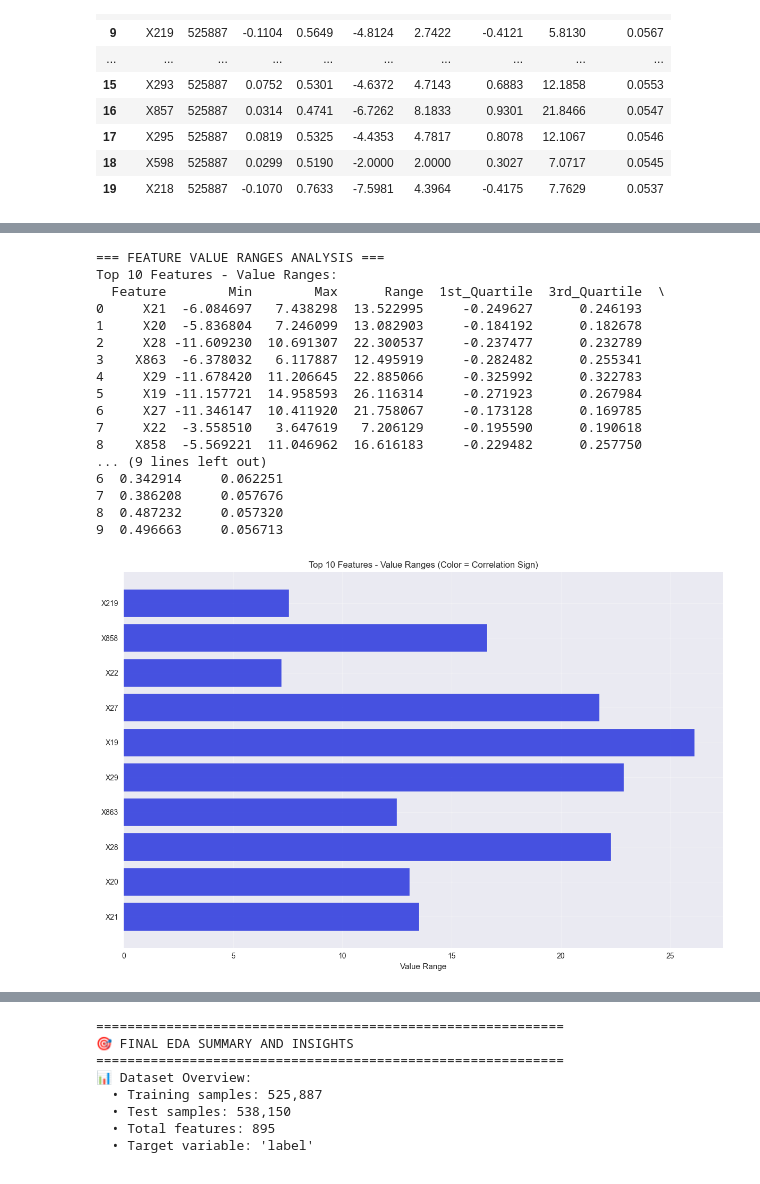
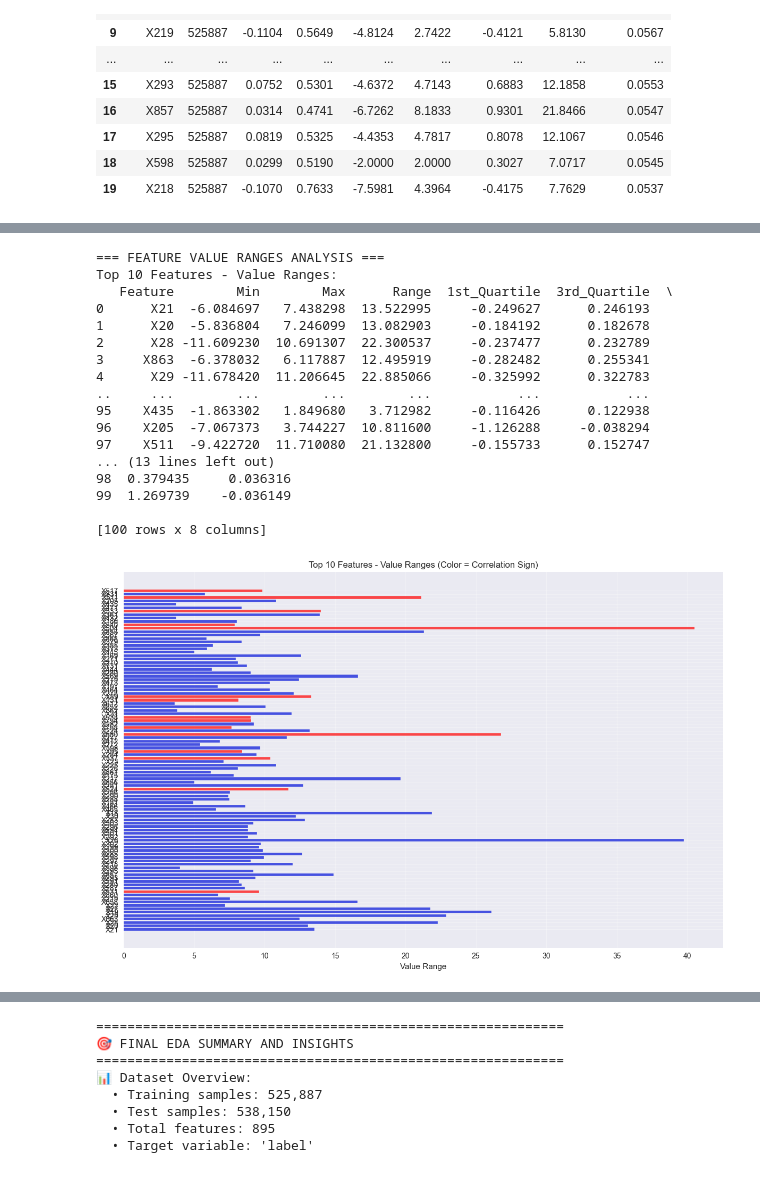
Before and after one commit to mattleodoyle/drw-crypto-comp, a Jupyter notebook: testbed.ipynb, the cells around one changed output, grey strips where cells are left out. Saved outputs shown, nothing was run; the diff lists cells and outputs as text; code cells hidden in the pictures.

```diff
--- a/testbed.ipynb
+++ b/testbed.ipynb
@@ -485,7 +485,7 @@ plt.show()
 print("=== FEATURE VALUE RANGES ANALYSIS ===")
 
 # Analyze value ranges for top features
-top_10_features = corr_df.head(10)['Feature'].tolist()
+top_10_features = corr_df.head(100)['Feature'].tolist()
 
 range_analysis = []
 for feature in top_10_features:
@@ -495,49 +495,49 @@ for feature in top_10_features:
         'Min': data.min(),
         'Max': data.max(),
         'Range': data.max() - data.min(),
         '1st_Quartile': data.quantile(0.25),
         '3rd_Quartile': data.quantile(0.75),
         'IQR': data.quantile(0.75) - data.quantile(0.25),
         'Correlation': corr_df[corr_df['Feature'] == feature]['Correlation'].iloc[0]
     }
     range_analysis.append(range_dict)
 
 range_df = pd.DataFrame(range_analysis)
 print("Top 10 Features - Value Ranges:")
 print(range_df.round(6))
 
 # Visualize ranges
 plt.figure(figsize=(12, 8))
 features = range_df['Feature']
 ranges = range_df['Range']
 colors = ['red' if x < 0 else '#0010d9' for x in range_df['Correlation']]
 
 plt.barh(range(len(features)), ranges, color=colors, alpha=0.7)
 plt.yticks(range(len(features)), features)
 plt.xlabel('Value Range')
 plt.title('Top 10 Features - Value Ranges (Color = Correlation Sign)')
 plt.grid(True, alpha=0.3)
 plt.tight_layout()
 plt.show()
 # %% [output]
 === FEATURE VALUE RANGES ANALYSIS ===
 Top 10 Features - Value Ranges:
-  Feature        Min        Max      Range  1st_Quartile  3rd_Quartile  \
-0     X21  -6.084697   7.438298  13.522995     -0.249627      0.246193
-1     X20  -5.836804   7.246099  13.082903     -0.184192      0.182678
-2     X28 -11.609230  10.691307  22.300537     -0.237477      0.232789
-3    X863  -6.378032   6.117887  12.495919     -0.282482      0.255341
-4     X29 -11.678420  11.206645  22.885066     -0.325992      0.322783
-5     X19 -11.157721  14.958593  26.116314     -0.271923      0.267984
-6     X27 -11.346147  10.411920  21.758067     -0.173128      0.169785
-7     X22  -3.558510   3.647619   7.206129     -0.195590      0.190618
-8    X858  -5.569221  11.046962  16.616183     -0.229482      0.257750
-... (9 lines left out)
-6  0.342914     0.062251
-7  0.386208     0.057676
-8  0.487232     0.057320
-9  0.496663     0.056713
+   Feature        Min        Max      Range  1st_Quartile  3rd_Quartile  \
+0      X21  -6.084697   7.438298  13.522995     -0.249627      0.246193
+1      X20  -5.836804   7.246099  13.082903     -0.184192      0.182678
+2      X28 -11.609230  10.691307  22.300537     -0.237477      0.232789
+3     X863  -6.378032   6.117887  12.495919     -0.282482      0.255341
+4      X29 -11.678420  11.206645  22.885066     -0.325992      0.322783
+..     ...        ...        ...        ...           ...           ...
+95    X435  -1.863302   1.849680   3.712982     -0.116426      0.122938
+96    X205  -7.067373   3.744227  10.811600     -1.126288     -0.038294
+97    X511  -9.422720  11.710080  21.132800     -0.155733      0.152747
+... (13 lines left out)
+98  0.379435     0.036316
+99  1.269739    -0.036149
+
+[100 rows x 8 columns]
-[figure, old version]
+[figure, new version]
 # %%
 print("=== DATA QUALITY ASSESSMENT ===")
 
```
Also changed, not shown: parts of 32 cells of this notebook, 2 other files.
